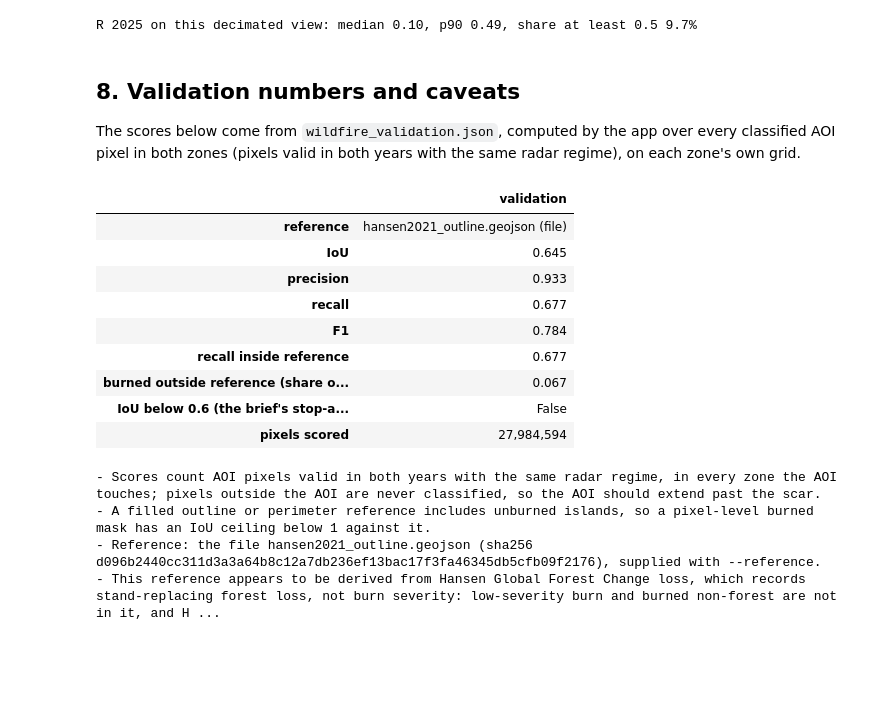
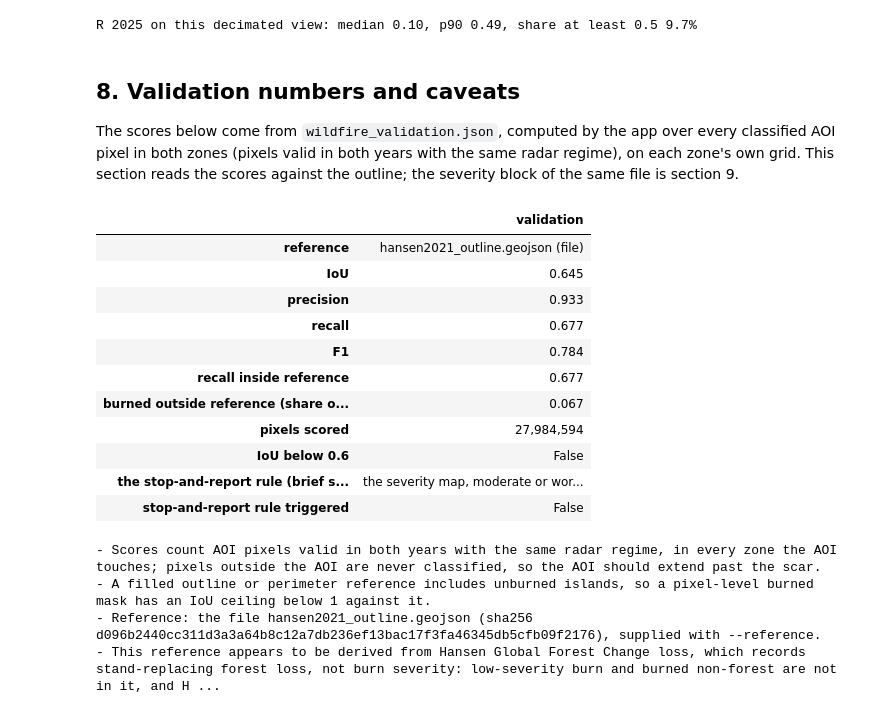
Before and after one commit to rh281/tessera_apps, a Jupyter notebook: notebooks/01_wildfire.ipynb, the cells around one changed output. Drawn from its saved outputs; the diff is of its cells as text; code cells hidden in the pictures; blank space fills up the shorter version.

```diff
--- a/notebooks/01_wildfire.ipynb
+++ b/notebooks/01_wildfire.ipynb
@@ -47,19 +49,24 @@ import logging
 from pathlib import Path
 
 import geopandas as gpd
+import matplotlib.patheffects as pe
 import matplotlib.pyplot as plt
 import numpy as np
 import pandas as pd
 import rasterio
 from matplotlib.colors import ListedColormap
+from matplotlib.lines import Line2D
+from matplotlib.patches import Patch
 from rasterio.enums import Resampling
 from rasterio.features import rasterize
 from rasterio.plot import plotting_extent
+from rasterio.warp import reproject
 from scipy import ndimage
 
 import tessera_apps
 from tessera_apps import export, io, validate
-from tessera_apps.apps import load_aoi, run_wildfire
+from tessera_apps.apps import load_aoi, run_wildfire, wildfire
+from tessera_apps.cache import cache_dir
 from tessera_apps.demo import demo_geojson, demo_properties
 from tessera_apps.export import GridArray
 
@@ -78,6 +85,8 @@ pd.set_option("display.width", 160)
 
 OUT = Path("out/wildfire")
 REF = Path("out/hansen2021_outline.geojson")
+# The Sentinel-2 dNBR burn severity proxy of section 9, built by scripts/make_caldor_dnbr.py.
+SEVERITY = cache_dir() / "reference" / "s2_dnbr" / "caldor_s2_dnbr6.tif"
 YEAR_A, YEAR_B = 2020, 2022
 MAX_SIDE = 700  # longest side of every image shown here, in pixels
 print("tessera_apps", tessera_apps.__version__)
@@ -129,8 +158,9 @@ the call reads only the store's metadata and returns at once with `skipped` set.
 `force=True` to recompute.
 # %%
-result = run_wildfire("caldor", YEAR_A, YEAR_B, OUT, validate=True, reference=REF)
+result = run_wildfire("caldor", YEAR_A, YEAR_B, OUT, validate=True, reference=REF, severity=SEVERITY)
 report, summary = result.report, result.summary
 print("skipped (outputs current):", result.skipped)
+print("headline:", summary["headline"]["text"])
 for path in [
     result.paths.tif,
     *result.extra_paths.values(),
@@ -485,33 +516,40 @@ R 2025 on this decimated view: median 0.10, p90 0.49, share at least 0.5 9.7%
 ## 8. Validation numbers and caveats
 
 The scores below come from `wildfire_validation.json`, computed by the app over every classified AOI pixel in
-both zones (pixels valid in both years with the same radar regime), on each zone's own grid.
+both zones (pixels valid in both years with the same radar regime), on each zone's own grid. This section reads
+the scores against the outline; the severity block of the same file is section 9.
 # %%
 val_doc = json.loads(result.paths.validation.read_text(encoding="utf-8"))
 v = summary["validation"]
+rule = v["stop_rule"]
+basis = "the severity map, moderate or worse (section 9)" if rule["basis"] == "severity" else "this outline"
 pd.Series(
     {
         "reference": f"{val_doc['reference'].get('file')} ({v['source']})",
         "IoU": v["iou"],
         "precision": v["precision"],
         "recall": v["recall"],
         "F1": v["f1"],
         "recall inside reference": v["recall_inside_reference"],
         "burned outside reference (share of burned)": v["burned_outside_reference_fraction"],
-        "IoU below 0.6 (the brief's stop-and-report level)": v["iou_below_0_6"],
         "pixels scored": f"{v['pixels_scored']:,}",
+        "IoU below 0.6": v["iou_below_0_6"],
+        "the stop-and-report rule (brief section 8) reads": f"{basis}: IoU {rule['iou']:.3f}",
+        "stop-and-report rule triggered": rule["below_0_6"],
     },
     name="validation",
 ).to_frame()
 # %% [output]
 |  | validation |
 | reference | hansen2021_outline.geojson (file) |
 | IoU | 0.645 |
 | precision | 0.933 |
 | recall | 0.677 |
 | F1 | 0.784 |
 | recall inside reference | 0.677 |
 | burned outside reference (share o... | 0.067 |
-| IoU below 0.6 (the brief's stop-a... | False |
 | pixels scored | 27,984,594 |
+| IoU below 0.6 | False |
+| the stop-and-report rule (brief s... | the severity map, moderate or wor... |
+| stop-and-report rule triggered | False |
 # %%
```
Also changed, not shown: parts of 24 cells of this notebook, 21 other files.
